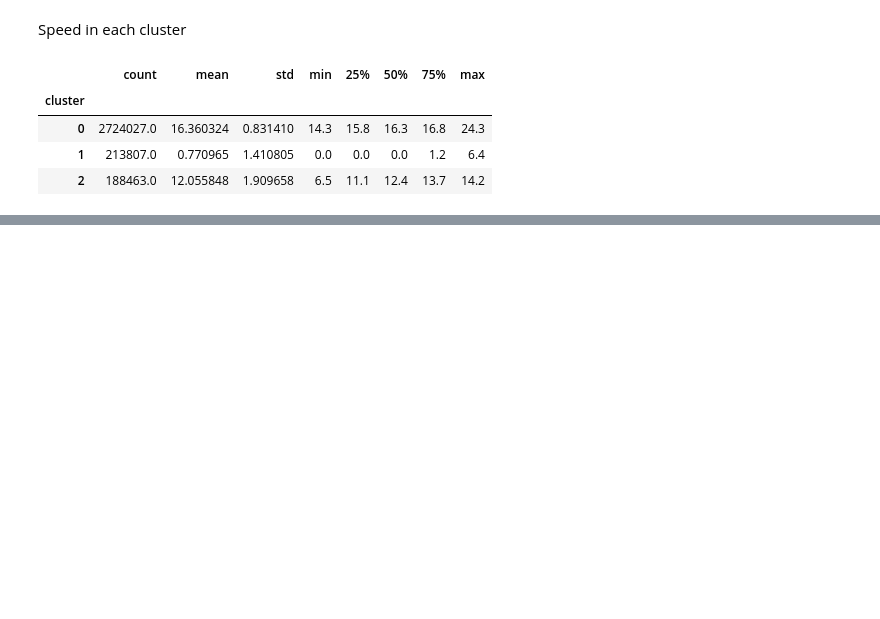
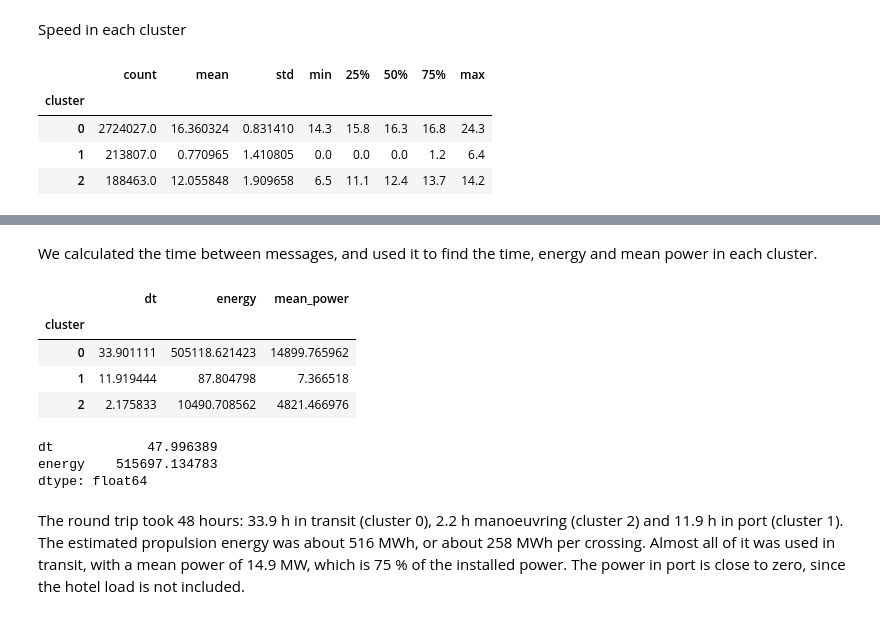
Before and after one commit to SiggyHacker/tmr12-project-, a Jupyter notebook: Notebooks/03_ML_model.ipynb, the cells around one changed output, grey strips where cells are left out. Saved outputs shown, nothing was run; the diff lists cells and outputs as text; code cells hidden in the pictures; blank space fills up the shorter version.

```diff
--- a/Notebooks/03_ML_model.ipynb
+++ b/Notebooks/03_ML_model.ipynb
@@ -114,0 +186,23 @@ plt.show()
+# %% [markdown]
+We calculated the time between messages, and used it to find the time, energy and mean power in each cluster.
+# %%
+two_days["dt"] = two_days["date_time_utc"].diff().dt.total_seconds() / 3600   # hours
+two_days["energy"] = two_days["power"] * two_days["dt"]                           # kWh
+
+load_profile = two_days.groupby("cluster")[["dt", "energy"]].sum()
+load_profile["mean_power"] = load_profile["energy"] / load_profile["dt"]
+load_profile
+# %% [output]
+|  | dt | energy | mean_power |
+| cluster |  |  |  |
+| 0 | 33.901111 | 505118.621423 | 14899.765962 |
+| 1 | 11.919444 | 87.804798 | 7.366518 |
+| 2 | 2.175833 | 10490.708562 | 4821.466976 |
+# %%
+load_profile[["dt", "energy"]].sum()
+# %% [output]
+dt            47.996389
+energy    515697.134783
+dtype: float64
+# %% [markdown]
+The round trip took 48 hours: 33.9 h in transit (cluster 0), 2.2 h manoeuvring (cluster 2) and 11.9 h in port (cluster 1). The estimated propulsion energy was about 516 MWh, or about 258 MWh per crossing. Almost all of it was used in transit, with a mean power of 14.9 MW, which is 75 % of the installed power. The power in port is close to zero, since the hotel load is not included.
```
Also changed, not shown: parts of 18 cells of this notebook, 6 other files.
